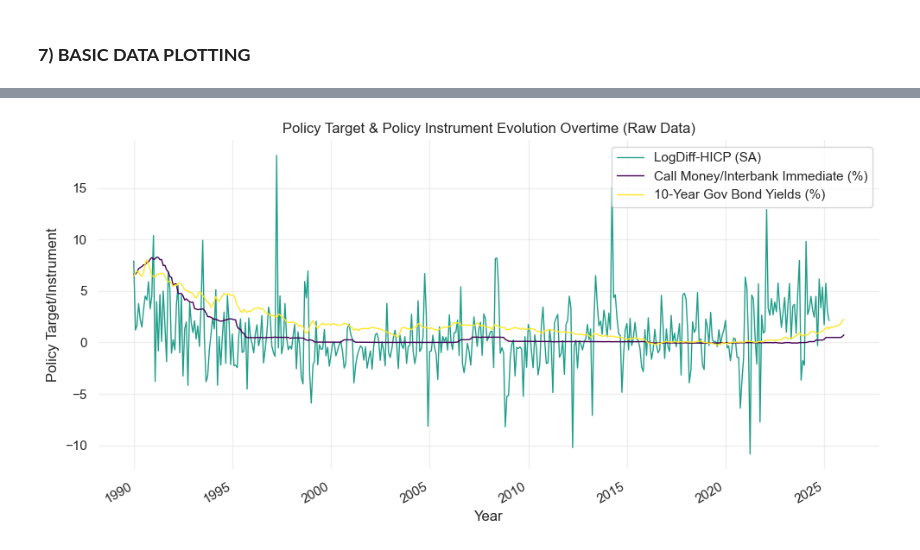
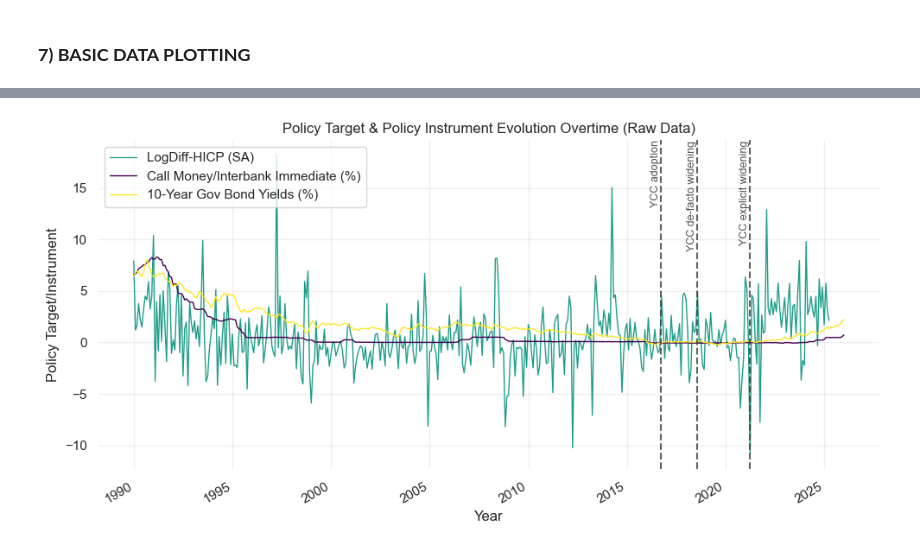
Before and after one commit to EliaLand/Policy_Target_RegimeSwitchingPersistence, a Jupyter notebook: Module2_stats_data_transformation.ipynb, the cells around one changed output, grey strips where cells are left out. Cells and saved outputs as stored; diff of their text form; code cells hidden in the pictures.

Commit message:
plots in

```diff
--- a/Module2_stats_data_transformation.ipynb
+++ b/Module2_stats_data_transformation.ipynb
@@ -617,31 +567,93 @@ ax.plot(
     )
 ax.plot(
     df2.index,
     df2["10-Year Gov Bond Yields (%)"],
     label="10-Year Gov Bond Yields (%)",
     linewidth=1,
     color = "#FDE725"
     )
 
+# Reference vertical lines with respect to YCC adoption dates
+# YCC Adoption Line (2016-09-21)
+ycc_date = pd.Timestamp("2016-09-21")
+ax.axvline(
+    ycc_date,
+    color="#393939",
+    lw=1.5,
+    ls="--",
+    alpha=0.8,
+    zorder=10
+)
+ax.text(
+    ycc_date,
+    ax.get_ylim()[1],
+    "YCC adoption",
+    rotation=90,
+    va="top",
+    ha="right",
+    fontsize=9,
+    alpha=0.8
+)
+# YCC De-facto Widening Line (2016-09-21)
+defacto_widen_date = pd.Timestamp("2018-07-31")
+ax.axvline(
+    defacto_widen_date,
+    color="#393939",
+    lw=1.5,
+    ls="--",
+    alpha=0.8,
+    zorder=10
+)
+ax.text(
+    defacto_widen_date,
+    ax.get_ylim()[1],
+    "YCC de-facto widening",
+    rotation=90,
+    va="top",
+    ha="right",
+    fontsize=9,
+    alpha=0.8
+)
+# YCC Explicit Widening Line (2016-09-21)
+explicit_widen_date = pd.Timestamp("2021-03-19")
+ax.axvline(
+    explicit_widen_date,
+    color="#393939",
+    lw=1.5,
+    ls="--",
+    alpha=0.8,
+    zorder=10
+)
+ax.text(
+    explicit_widen_date,
+    ax.get_ylim()[1],
+    "YCC explicit widening",
+    rotation=90,
+    va="top",
+    ha="right",
+    fontsize=9,
+    alpha=0.8
+)
+
 # Time Fix
 ax.xaxis.set_major_locator(mdates.YearLocator(5))
 ax.xaxis.set_major_formatter(mdates.DateFormatter("%Y"))
 
 # General settings
 ax.spines["top"].set_visible(False)
 ax.spines["right"].set_visible(False)
 ax.spines["left"].set_visible(False)
 ax.spines["bottom"].set_visible(False)
 ax.set_title(f"Policy Target & Policy Instrument Evolution Overtime (Raw Data)")
 ax.set_xlabel("Year")
 ax.set_ylabel(f"Policy Target/Instrument")
 ax.grid(True, alpha=0.3)
 ax.legend()
 
 # (!!!) autofmt_xdate() goes on fig not on ax
 fig.autofmt_xdate()
 
 plt.tight_layout()
 plt.show()
 # %% [output]
-[figure, old version]
+[figure, new version]
```
Also changed, not shown: parts of 3 cells of this notebook, 2 other files.
